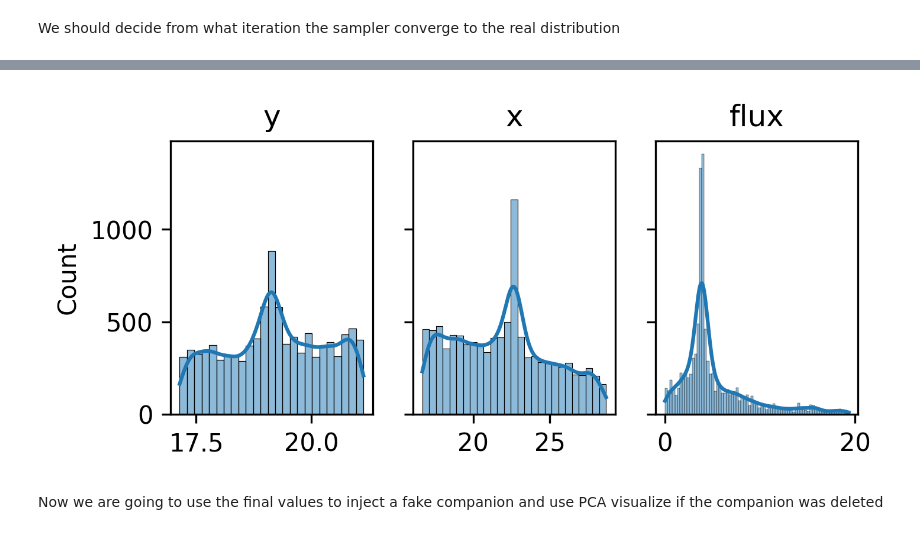
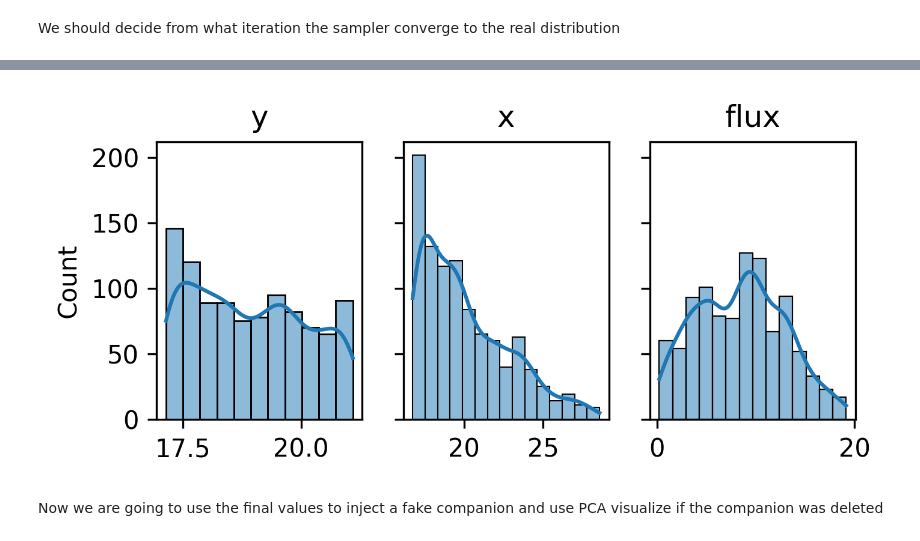
Before and after one commit to yemsnucleus/NEGFC, a Jupyter notebook: mcmc.ipynb, the cells around one changed output, grey strips where cells are left out. Drawn from its saved outputs; the diff is of its cells as text; code cells hidden in the pictures.

```diff
--- a/mcmc.ipynb
+++ b/mcmc.ipynb
@@ -114,7 +171,7 @@ if len(cube.shape) > 3:
 else:
     cube_pca = cube
 
-frame_pca, res_cube = reduce_pca(cube_pca, rot_angles, ncomp=1,
+adi_frame, res_cube = reduce_pca(cube_pca, rot_angles, ncomp=1,
                              fwhm=4, return_cube=True,
                              plot=False, dpi=100, n_jobs=8)
 
@@ -128,7 +185,7 @@ Wall time: 448 ms
 # %% [markdown]
 ## Detection
 # %%
-table = get_intersting_coords(frame_pca, psf_norm, fwhm=fwhm, bkg_sigma=5)
+table = get_intersting_coords(adi_frame, psf_norm, fwhm=fwhm, bkg_sigma=5)
 table = table[table['snr'] > 2.]
 print(table)
 # %% [output]
@@ -147,4 +264,5 @@ plt.show()
 # %%
-init_values = table.iloc[0].values[:3]
-init_values = [init_values[1], init_values[0], init_values[2]]
-init_values
+table  = table.sort_values('snr')
+x_comp = table.iloc[0]['x']
+y_comp = table.iloc[0]['y']
+gflux  = table.iloc[0]['flux']
@@ -219,5 +481,5 @@ mcmc_output = mcmc_negfc_sampling(cube_crop,
                                   init_values_crop,
                                   imlib='opencv',
                                   niteration_limit=1000,
-                                  nwalkers=100,
+                                  nwalkers=10,
                                   nproc=8)
@@ -230,18 +495,18 @@ mcmc_output.shape
 # %%
-### selected_out = mcmc_output[:, 9:, :]
-out_size = mcmc_output.shape
-out = np.reshape(mcmc_output, [out_size[0]*out_size[1], out_size[2]])
+selected_out = mcmc_output[:, 900:, :]
+out_size = selected_out.shape
+out = np.reshape(selected_out, [out_size[0]*out_size[1], out_size[2]])
 
 fig, axes = plt.subplots(1,3, figsize=(5,2), sharey=True, dpi=300)
 
 name_params = ['y', 'x', 'flux']
 for index, ax in enumerate(axes.flatten()):
     sns.histplot(out[:, index], ax=ax, kde=True)
     ax.set_title(name_params[index])
 
 plt.show()
 # %% [output]
-[figure, old version]
+[figure, new version]
 # %% [markdown]
 Now we are going to use the final values to inject a fake companion and use PCA visualize if the companion was deleted
 # %%
```
Also changed, not shown: parts of 58 cells of this notebook, 4 other files.
